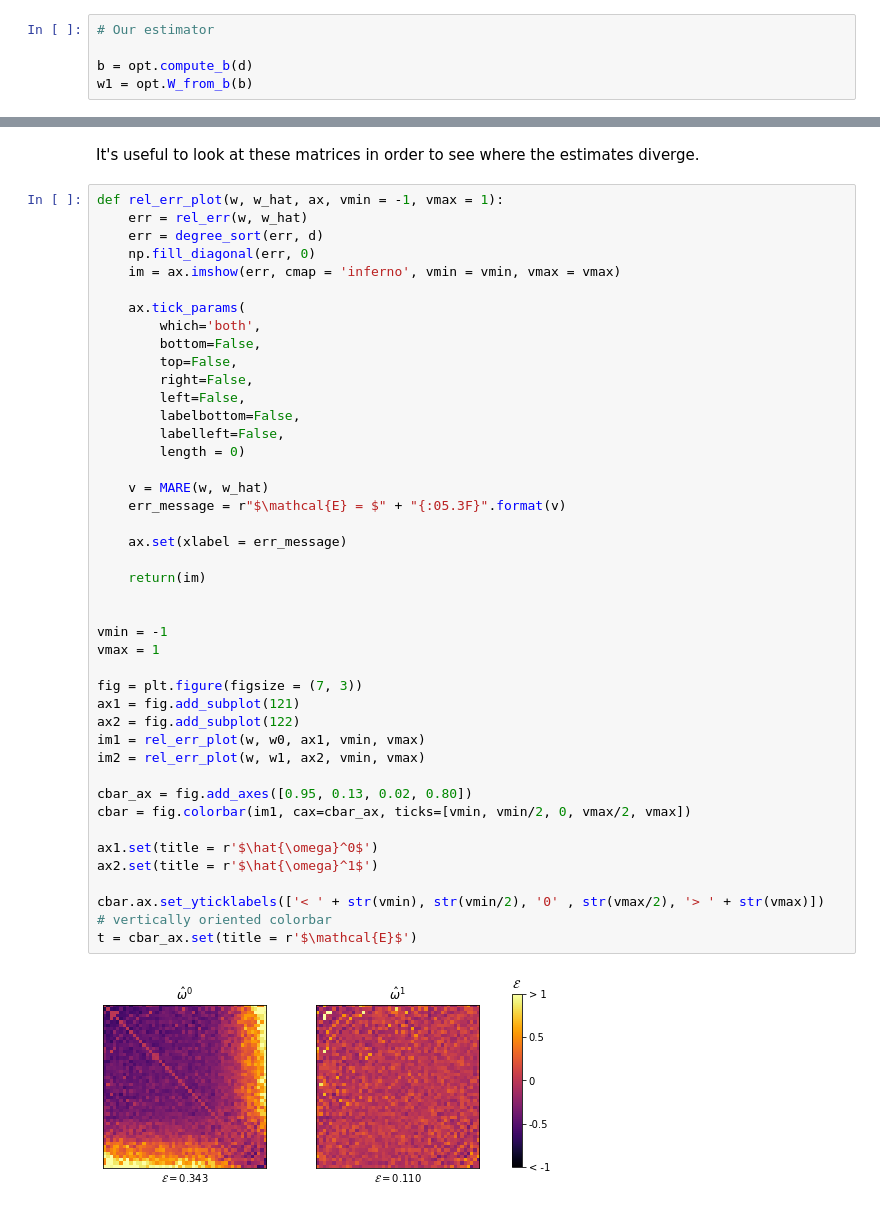
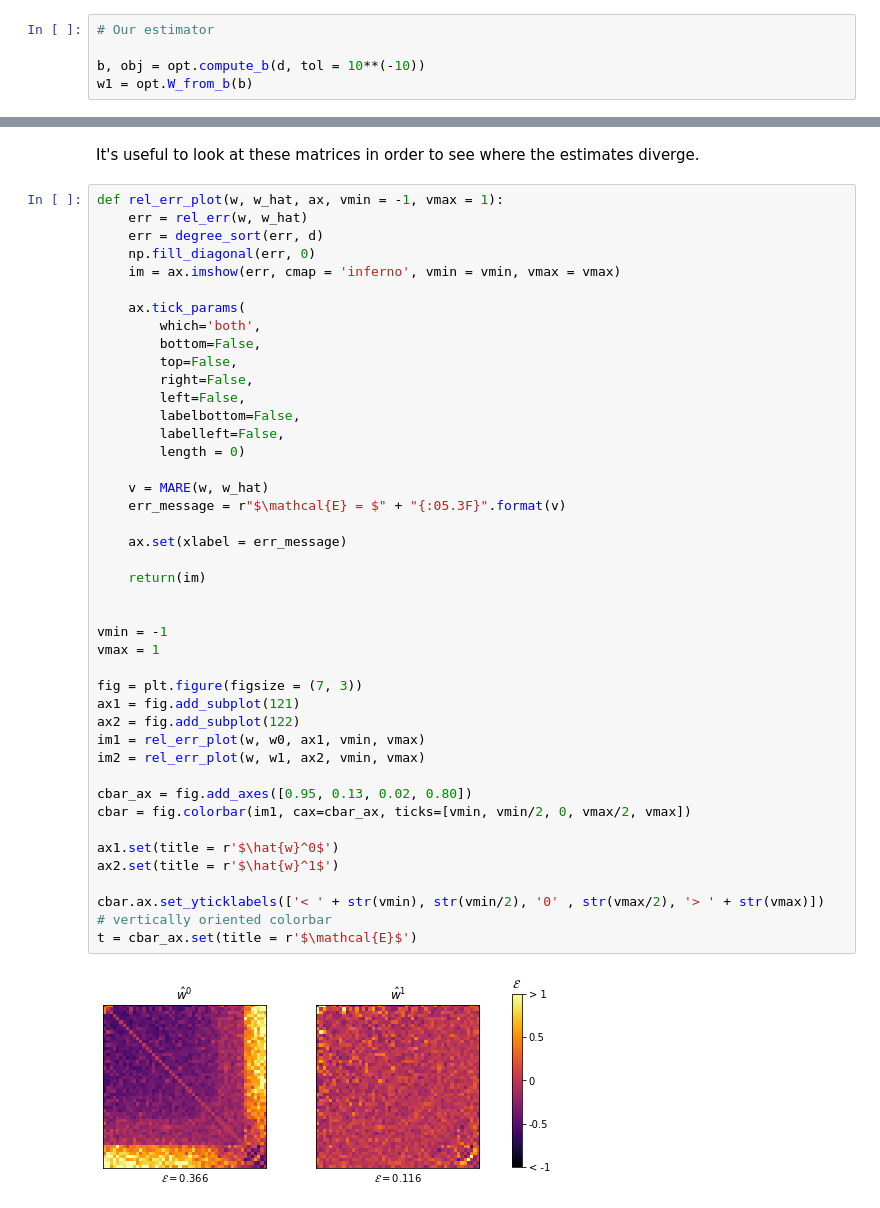
Before and after one commit to PhilChodrow/multigraph_moments, a Jupyter notebook: demo.ipynb, the cells around one changed output, grey strips where cells are left out. Drawn from its saved outputs; the diff is of its cells as text.

```diff
--- a/demo.ipynb
+++ b/demo.ipynb
@@ -59,6 +60,6 @@ np.fill_diagonal(w0, 0)
 # %%
 # Our estimator
 
-b = opt.compute_b(d)
+b, obj = opt.compute_b(d, tol = 10**(-10))
 w1 = opt.W_from_b(b)
 # %% [output]
@@ -122,34 +122,34 @@ def rel_err_plot(w, w_hat, ax, vmin = -1, vmax = 1):
         right=False,
         left=False,
         labelbottom=False,
         labelleft=False,
         length = 0)
 
     v = MARE(w, w_hat)
     err_message = r"$\mathcal{E} = $" + "{:05.3F}".format(v)
 
     ax.set(xlabel = err_message)
 
     return(im)
 
 
 vmin = -1
 vmax = 1
 
 fig = plt.figure(figsize = (7, 3))
 ax1 = fig.add_subplot(121)
 ax2 = fig.add_subplot(122)
 im1 = rel_err_plot(w, w0, ax1, vmin, vmax)
 im2 = rel_err_plot(w, w1, ax2, vmin, vmax)
 
 cbar_ax = fig.add_axes([0.95, 0.13, 0.02, 0.80])
 cbar = fig.colorbar(im1, cax=cbar_ax, ticks=[vmin, vmin/2, 0, vmax/2, vmax])
 
-ax1.set(title = r'$\hat{\omega}^0$')
-ax2.set(title = r'$\hat{\omega}^1$')
+ax1.set(title = r'$\hat{w}^0$')
+ax2.set(title = r'$\hat{w}^1$')
 
 cbar.ax.set_yticklabels(['< ' + str(vmin), str(vmin/2), '0' , str(vmax/2), '> ' + str(vmax)])  # vertically oriented colorbar
 t = cbar_ax.set(title = r'$\mathcal{E}$')
 # %% [output]
-[figure, old version]
+[figure, new version]
 # %% [markdown]
```
Also changed, not shown: parts of 9 cells of this notebook, 7 other files.
